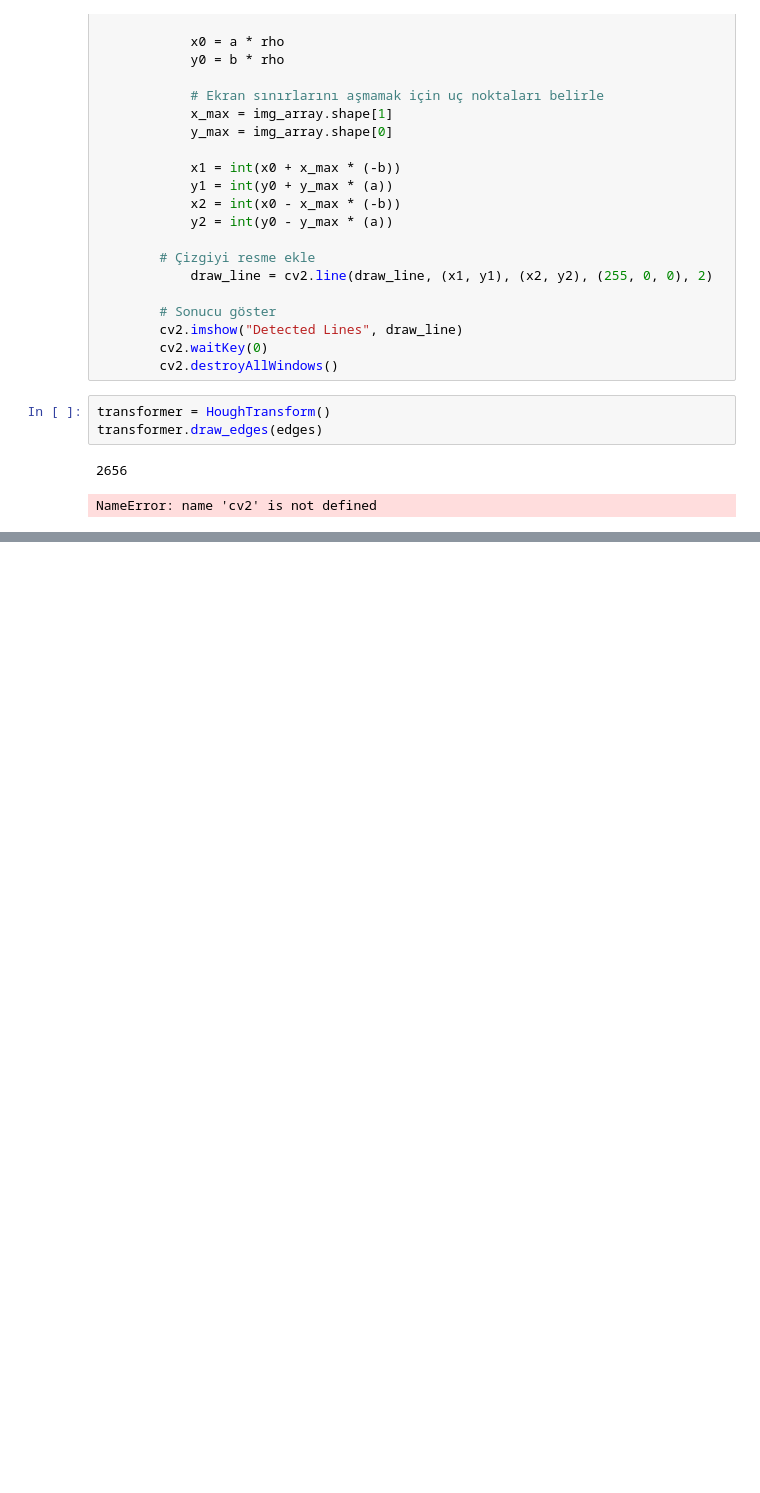
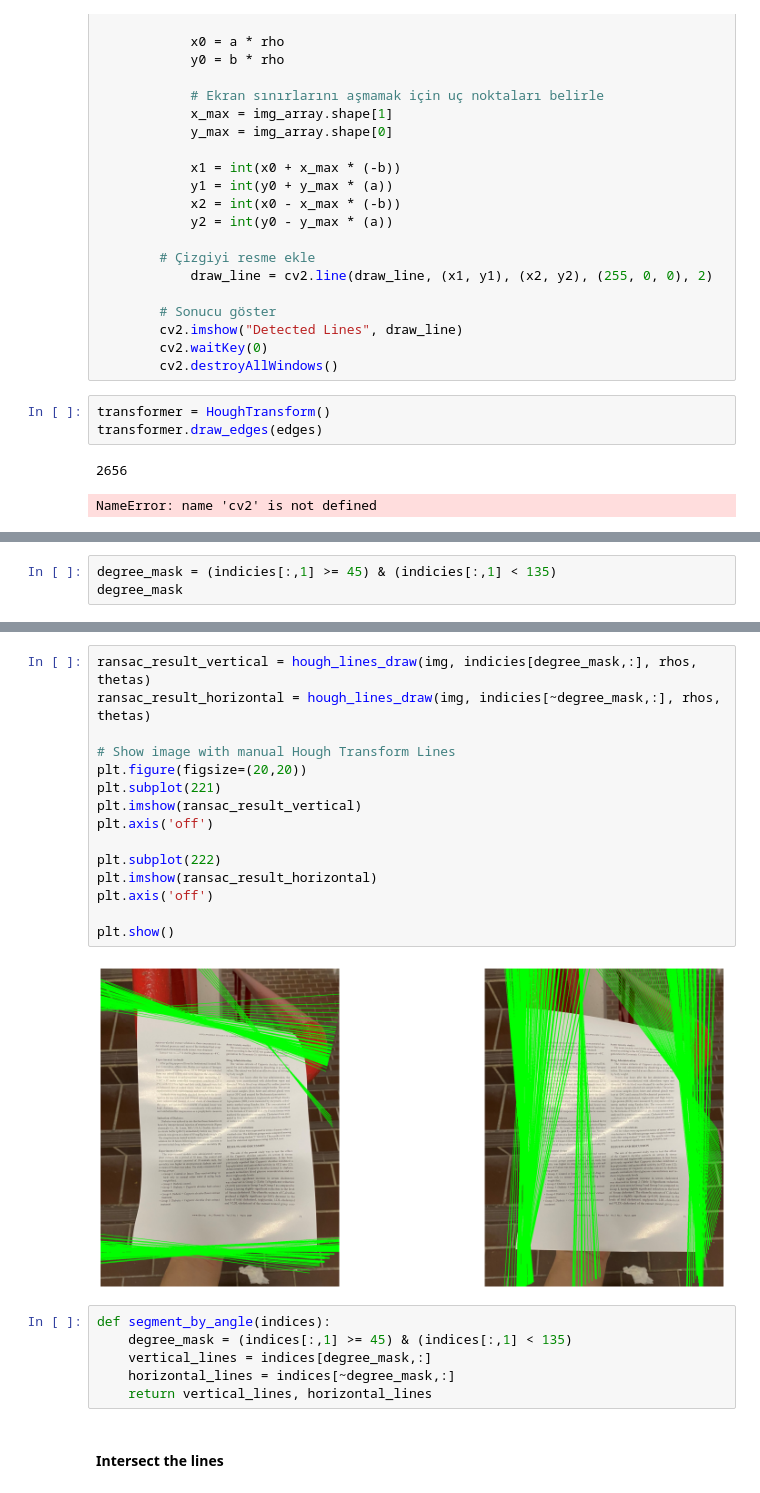
Before and after one commit to mfurkan03/Computer-Vision--Perspective-Correction-using-Edge-and-Line-Fitting, a Jupyter notebook: Main.ipynb, the cells around one changed output, grey strips where cells are left out. Cells and saved outputs as stored; diff of their text form; blank space fills up the shorter version.

```diff
--- a/Main.ipynb
+++ b/Main.ipynb
@@ -411,0 +398,3 @@ plt.show()
+# %%
+degree_mask = (indicies[:,1] >= 45) & (indicies[:,1] < 135)
+degree_mask
@@ -411,0 +439,25 @@ plt.show()
+# %%
+ransac_result_vertical = hough_lines_draw(img, indicies[degree_mask,:], rhos, thetas)
+ransac_result_horizontal = hough_lines_draw(img, indicies[~degree_mask,:], rhos, thetas)
+
+# Show image with manual Hough Transform Lines
+plt.figure(figsize=(20,20))
+plt.subplot(221)
+plt.imshow(ransac_result_vertical)
+plt.axis('off')
+
+plt.subplot(222)
+plt.imshow(ransac_result_horizontal)
+plt.axis('off')
+
+plt.show()
+# %% [output]
+[figure, added]
+# %%
+def segment_by_angle(indices):
+    degree_mask = (indices[:,1] >= 45) & (indices[:,1] < 135)
+    vertical_lines = indices[degree_mask,:]
+    horizontal_lines = indices[~degree_mask,:]
+    return vertical_lines, horizontal_lines
+# %% [markdown]
+#### Intersect the lines
```
Also changed, not shown: parts of 24 cells of this notebook.
